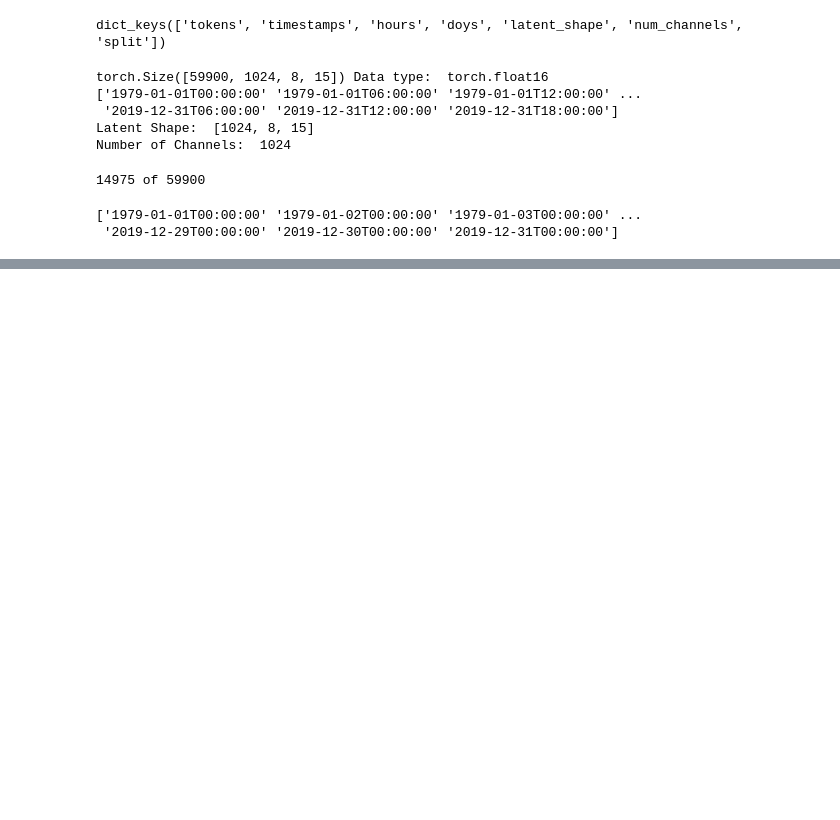
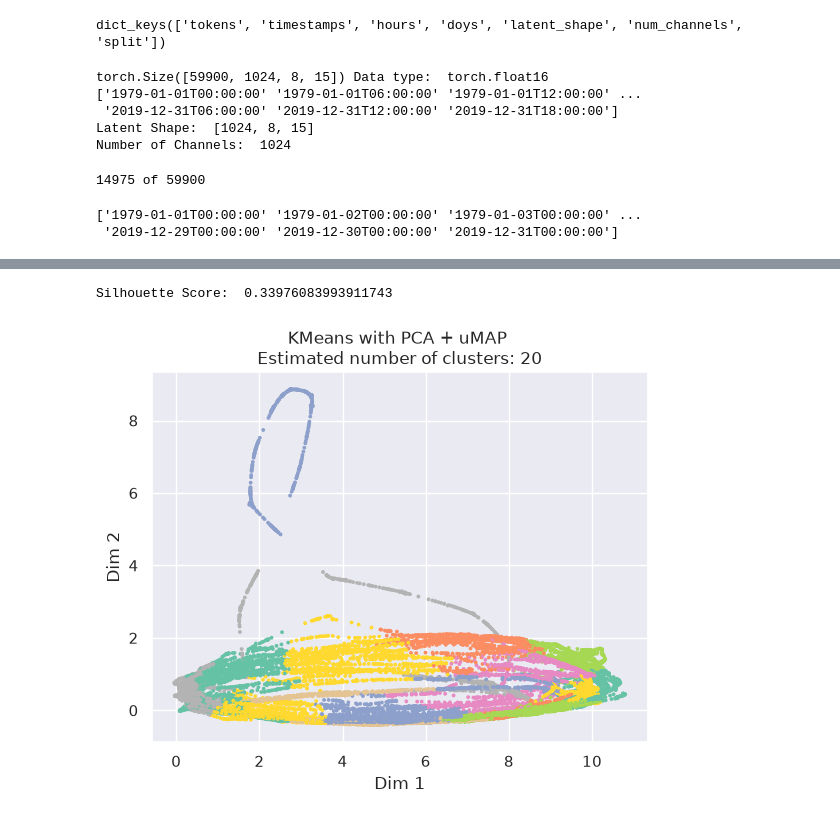
Before and after one commit to itsadhin/Weather-Latent-Space-Clustering, a Jupyter notebook: Weather_cluster.ipynb, the cells around one changed output, grey strips where cells are left out. Saved outputs shown, nothing was run; the diff lists cells and outputs as text; code cells hidden in the pictures; blank space fills up the shorter version.

```diff
--- a/Weather_cluster.ipynb
+++ b/Weather_cluster.ipynb
@@ -77,0 +109,10 @@ print(z.shape)
+# %%
+scores_pca  = torch.load("scores_pca.pt", weights_only=False)
+# %%
+u = umap.UMAP(n_components=10, random_state=42).fit_transform(scores_pca)
+for k in range(2, 35):
+    lab = KMeans(n_clusters=k, n_init=10, random_state=42).fit_predict(u)
+    print(k,
+          round(silhouette_score(u, lab, sample_size=10000, random_state=42), 3),  # higher score is better
+          round(calinski_harabasz_score(u, lab)),                                  # higher score is better
+          round(davies_bouldin_score(u, lab), 3))                                  # lower score is better
@@ -77,0 +137,13 @@ print(z.shape)
+# %%
+kmeans = KMeans(n_clusters=20,init="k-means++",random_state=3)
+labels = kmeans.fit_predict(u)
+plt.scatter(u[:,0],u[:,1],c=labels,cmap="Set2",s=3)
+print("Silhouette Score: ", silhouette_score(u, labels))
+
+plt.title("KMeans with PCA + uMAP \nEstimated number of clusters: 20")
+plt.xlabel("Dim 1")
+plt.ylabel("Dim 2")
+plt.show()
+# %% [output]
+Silhouette Score:  0.33976083993911743
+[figure, added]
```
Also changed, not shown: parts of 29 cells of this notebook.
